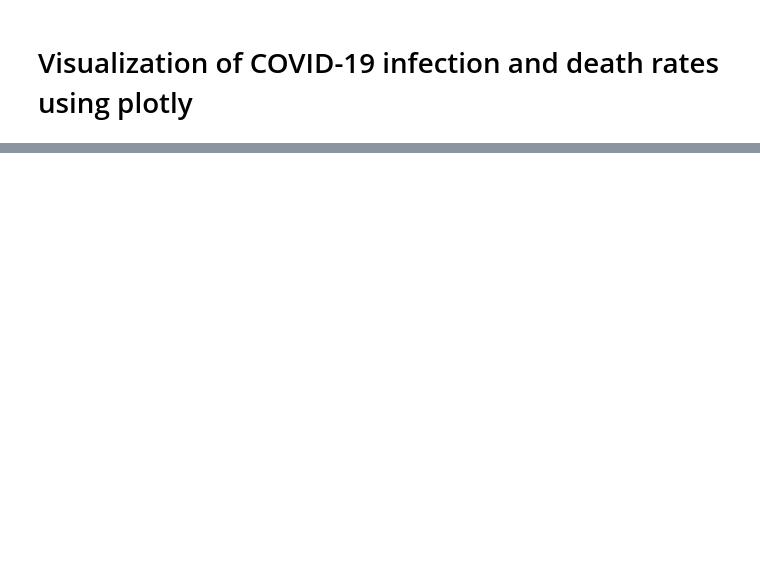
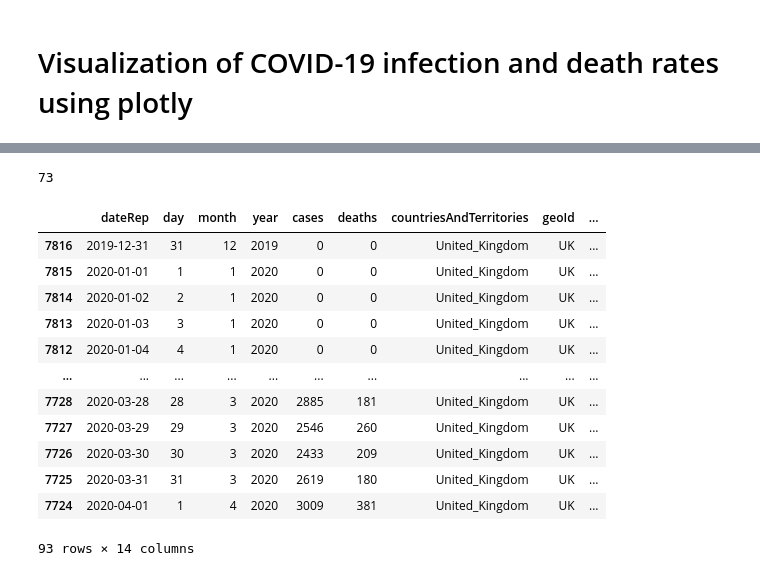
Before and after one commit to LUNDR/covid-19, a Jupyter notebook: plotly_viz.ipynb, the cells around one changed output, grey strips where cells are left out. Cells and saved outputs as stored; diff of their text form; code cells hidden in the pictures; blank space fills up the shorter version.

```diff
--- a/plotly_viz.ipynb
+++ b/plotly_viz.ipynb
@@ -93,0 +100,28 @@ fig.update_layout(
+# %%
+country = 'United_Kingdom'
+var = 'total_deaths'
+chart_data = data.loc[data['countriesAndTerritories']== country,['day',var]].reset_index()
+chart_data
+first_day = chart_data[chart_data[var]>9].index[0]
+first_day
+# chart_data[var] = chart_data[var].shift(periods = first_day)
+
+#data.loc[data.location == country,['date',var]]
+# %% [output]
+73
+# %%
+data[data['countriesAndTerritories'] == 'United_Kingdom']
+# %% [output]
+|  | dateRep | day | month | year | cases | deaths | countriesAndTerritories | geoId | ... |
+| 7816 | 2019-12-31 | 31 | 12 | 2019 | 0 | 0 | United_Kingdom | UK | ... |
+| 7815 | 2020-01-01 | 1 | 1 | 2020 | 0 | 0 | United_Kingdom | UK | ... |
+| 7814 | 2020-01-02 | 2 | 1 | 2020 | 0 | 0 | United_Kingdom | UK | ... |
+| 7813 | 2020-01-03 | 3 | 1 | 2020 | 0 | 0 | United_Kingdom | UK | ... |
+| 7812 | 2020-01-04 | 4 | 1 | 2020 | 0 | 0 | United_Kingdom | UK | ... |
+| ... | ... | ... | ... | ... | ... | ... | ... | ... | ... |
+| 7728 | 2020-03-28 | 28 | 3 | 2020 | 2885 | 181 | United_Kingdom | UK | ... |
+| 7727 | 2020-03-29 | 29 | 3 | 2020 | 2546 | 260 | United_Kingdom | UK | ... |
+| 7726 | 2020-03-30 | 30 | 3 | 2020 | 2433 | 209 | United_Kingdom | UK | ... |
+| 7725 | 2020-03-31 | 31 | 3 | 2020 | 2619 | 180 | United_Kingdom | UK | ... |
+| 7724 | 2020-04-01 | 1 | 4 | 2020 | 3009 | 381 | United_Kingdom | UK | ... |
+93 rows × 14 columns
```
Also changed, not shown: parts of 14 cells of this notebook.
